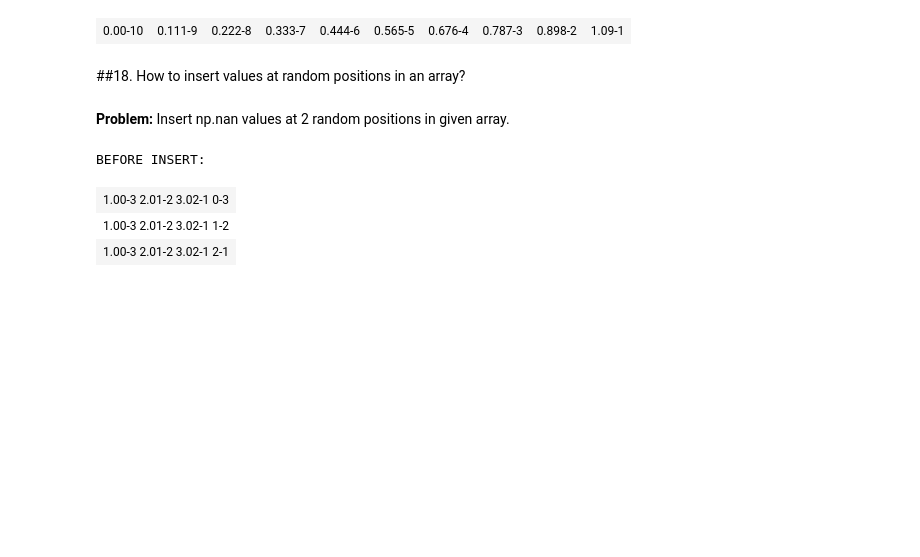
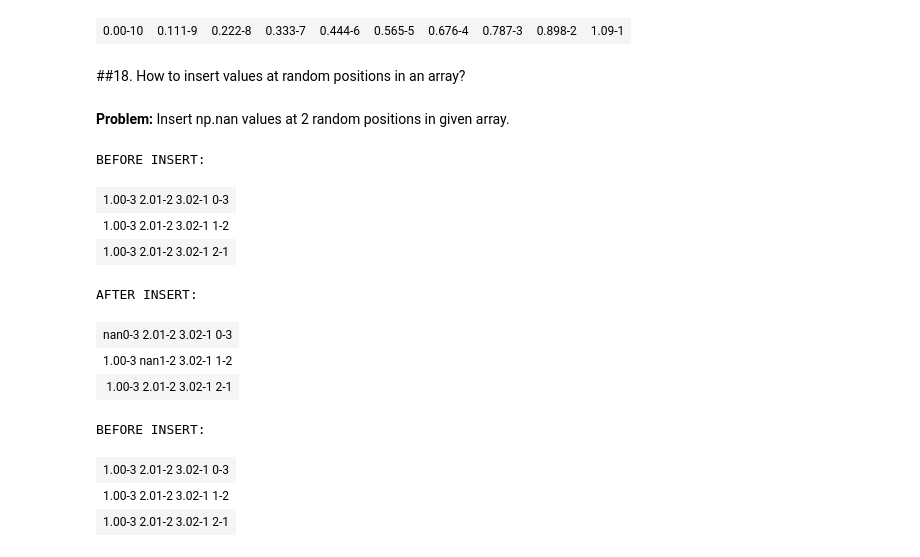
Before and after one commit to batiukmaks/Machine-Learning-Labs, a Jupyter notebook: labs/lab-1/workbook_numpy_arrays.ipynb, the cells around one changed output. Saved outputs shown, nothing was run; the diff lists cells and outputs as text; code cells hidden in the pictures; blank space fills up the shorter version.

```diff
--- a/labs/lab-1/workbook_numpy_arrays.ipynb
+++ b/labs/lab-1/workbook_numpy_arrays.ipynb
@@ -1569,19 +1640,30 @@ Insert np.nan values at 2 random positions in given array.
 # %%
 import numpy as np
 
 # Input
 matr = np.array([[1.,2.,3.],
                  [1.,2.,3.],
                  [1.,2.,3.]])
 print('BEFORE INSERT:')
 visualize_array(matr)
 
 # Enter your code here
-
+rows = np.random.randint(3, size=2)
+cols = np.random.randint(3, size=2)
+matr[rows, cols] = np.nan
 
 # Output
 print('AFTER INSERT:')
 visualize_array(matr)
+# %% [output]
+BEFORE INSERT:
+| 1.00-3 2.01-2 3.02-1 0-3 |
+| 1.00-3 2.01-2 3.02-1 1-2 |
+| 1.00-3 2.01-2 3.02-1 2-1 |
+AFTER INSERT:
+| nan0-3 2.01-2 3.02-1 0-3 |
+| 1.00-3 nan1-2 3.02-1 1-2 |
+| 1.00-3 2.01-2 3.02-1 2-1 |
 # %%
 #@title Solution (double click to see the source code)
 
```
Also changed, not shown: parts of 33 cells of this notebook.
